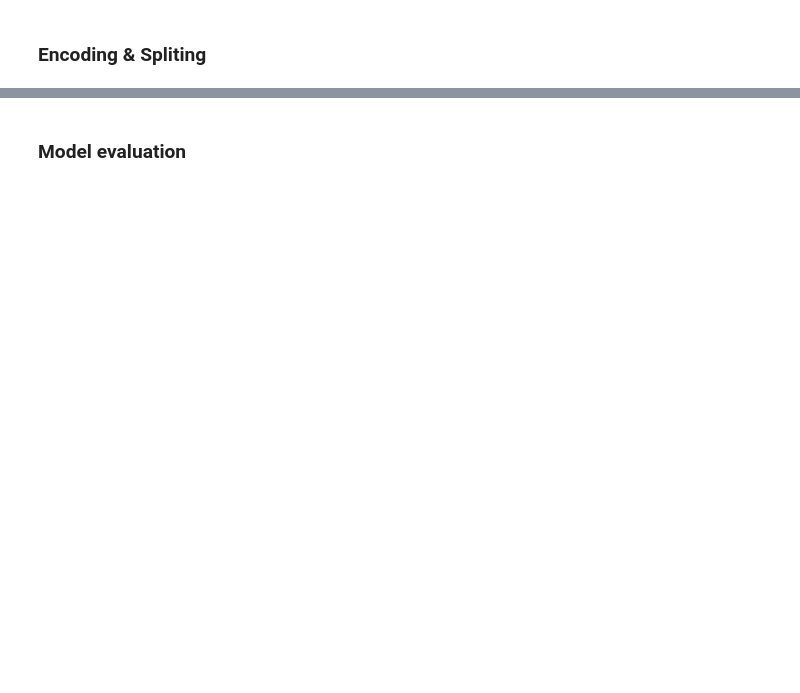
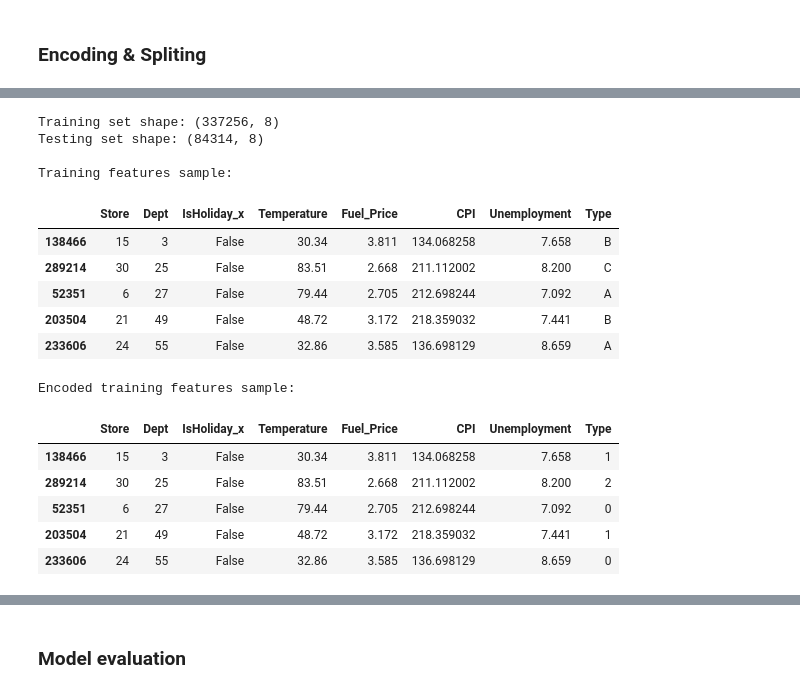
Before and after one commit to cnoret/retail-data-analysis, a Jupyter notebook: RetailDataAnalysis.ipynb, the cells around one changed output, grey strips where cells are left out. Cells and saved outputs as stored; diff of their text form; code cells hidden in the pictures; blank space fills up the shorter version.

```diff
--- a/RetailDataAnalysis.ipynb
+++ b/RetailDataAnalysis.ipynb
@@ -394,2 +390,15 @@ plt.show()
 # %% [markdown]
 ### Encoding & Spliting
+# %%
+# Loading data
+data = pd.read_csv('data/merged_retail_data.csv')
+
+# Selecting features and target
+features = data[['Store', 'Dept', 'IsHoliday_x', 'Temperature',
+                 'Fuel_Price', 'CPI', 'Unemployment', 'Type']]
+target = data['Weekly_Sales']
+
+print("\nFeatures selected:")
+print(features.head())
+
+print(f"\nTarget variable : {target.name}")
@@ -395,0 +422,36 @@ plt.show()
+# %%
+from sklearn.model_selection import train_test_split
+
+# Train-test-split
+X_train, X_test, y_train, y_test = train_test_split(features, target, test_size=0.2, random_state=42)
+
+print(f"\nTraining set shape: {X_train.shape}")
+print(f"Testing set shape: {X_test.shape}")
+
+print("\nTraining features sample:")
+display(X_train.head())
+
+# Encoding
+X_train['Type'] = X_train['Type'].astype('category').cat.codes
+X_test['Type'] = X_test['Type'].astype('category').cat.codes
+
+print("\nEncoded training features sample:")
+display(X_train.head())
+# %% [output]
+Training set shape: (337256, 8)
+Testing set shape: (84314, 8)
+
+Training features sample:
+|  | Store | Dept | IsHoliday_x | Temperature | Fuel_Price | CPI | Unemployment | Type |
+| 138466 | 15 | 3 | False | 30.34 | 3.811 | 134.068258 | 7.658 | B |
+| 289214 | 30 | 25 | False | 83.51 | 2.668 | 211.112002 | 8.200 | C |
+| 52351 | 6 | 27 | False | 79.44 | 2.705 | 212.698244 | 7.092 | A |
+| 203504 | 21 | 49 | False | 48.72 | 3.172 | 218.359032 | 7.441 | B |
+| 233606 | 24 | 55 | False | 32.86 | 3.585 | 136.698129 | 8.659 | A |
+Encoded training features sample:
+|  | Store | Dept | IsHoliday_x | Temperature | Fuel_Price | CPI | Unemployment | Type |
+| 138466 | 15 | 3 | False | 30.34 | 3.811 | 134.068258 | 7.658 | 1 |
+| 289214 | 30 | 25 | False | 83.51 | 2.668 | 211.112002 | 8.200 | 2 |
+| 52351 | 6 | 27 | False | 79.44 | 2.705 | 212.698244 | 7.092 | 0 |
+| 203504 | 21 | 49 | False | 48.72 | 3.172 | 218.359032 | 7.441 | 1 |
+| 233606 | 24 | 55 | False | 32.86 | 3.585 | 136.698129 | 8.659 | 0 |
```
Also changed, not shown: parts of 13 cells of this notebook, 1 other file.
